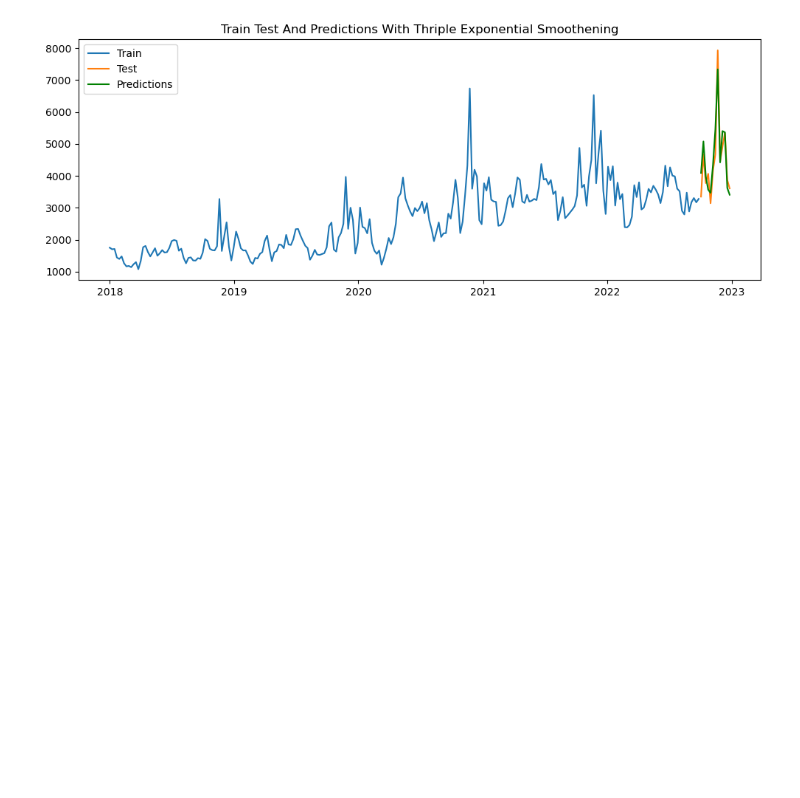
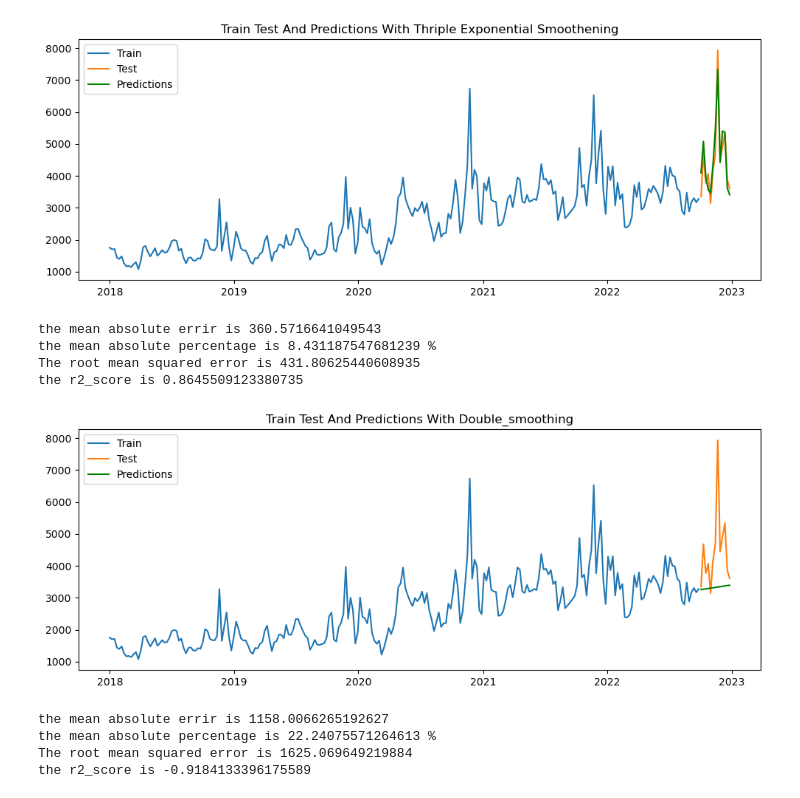
Before and after one commit to steve1-1269/time_series_analysis, a Jupyter notebook: exponential_smooting.ipynb, the cells around one changed output. Cells and saved outputs as stored; diff of their text form; code cells hidden in the pictures; blank space fills up the shorter version.

Commit message:
use different metrics to measure model's performance

```diff
--- a/exponential_smooting.ipynb
+++ b/exponential_smooting.ipynb
@@ -219,0 +222,34 @@ plt.show()
+# %%
+print(f'the mean absolute errir is {mean_absolute_error(test,pred_thri)}')
+print(f'the mean absolute percentage is { 100 * (mean_absolute_percentage_error(test, pred_thri))} %')
+print(f'The root mean squared error is { root_mean_squared_error(test, pred_thri)}')
+print(f'the r2_score is {r2_score(test, pred_thri)}')
+# %% [output]
+the mean absolute errir is 360.5716641049543
+the mean absolute percentage is 8.431187547681239 %
+The root mean squared error is 431.80625440608935
+the r2_score is 0.8645509123380735
+# %%
+# Function to access model and visualize output
+def model(test, train, prediction, chart_title):
+    plt.figure(figsize=(10,4))
+    plt.plot(train, label= 'Train')
+    plt.plot(test, label= 'Test')
+    plt.plot(prediction, label= 'Predictions', color='green')
+
+    plt.legend()
+    plt.title(f"Train Test And Predictions With {chart_title}")
+    plt.tight_layout()
+    plt.show()
+    print(f'the mean absolute errir is {mean_absolute_error(test,prediction)}')
+    print(f'the mean absolute percentage is { 100 * (mean_absolute_percentage_error(test, prediction))} %')
+    print(f'The root mean squared error is { root_mean_squared_error(test, prediction)}')
+    print(f'the r2_score is {r2_score(test, prediction)}')
+# %%
+model(test,train,pred_double, 'Double_smoothing' )
+# %% [output]
+[figure, added]
+the mean absolute errir is 1158.0066265192627
+the mean absolute percentage is 22.24075571264613 %
+The root mean squared error is 1625.069649219884
+the r2_score is -0.9184133396175589
```
Also changed, not shown: parts of 1 cell of this notebook.
